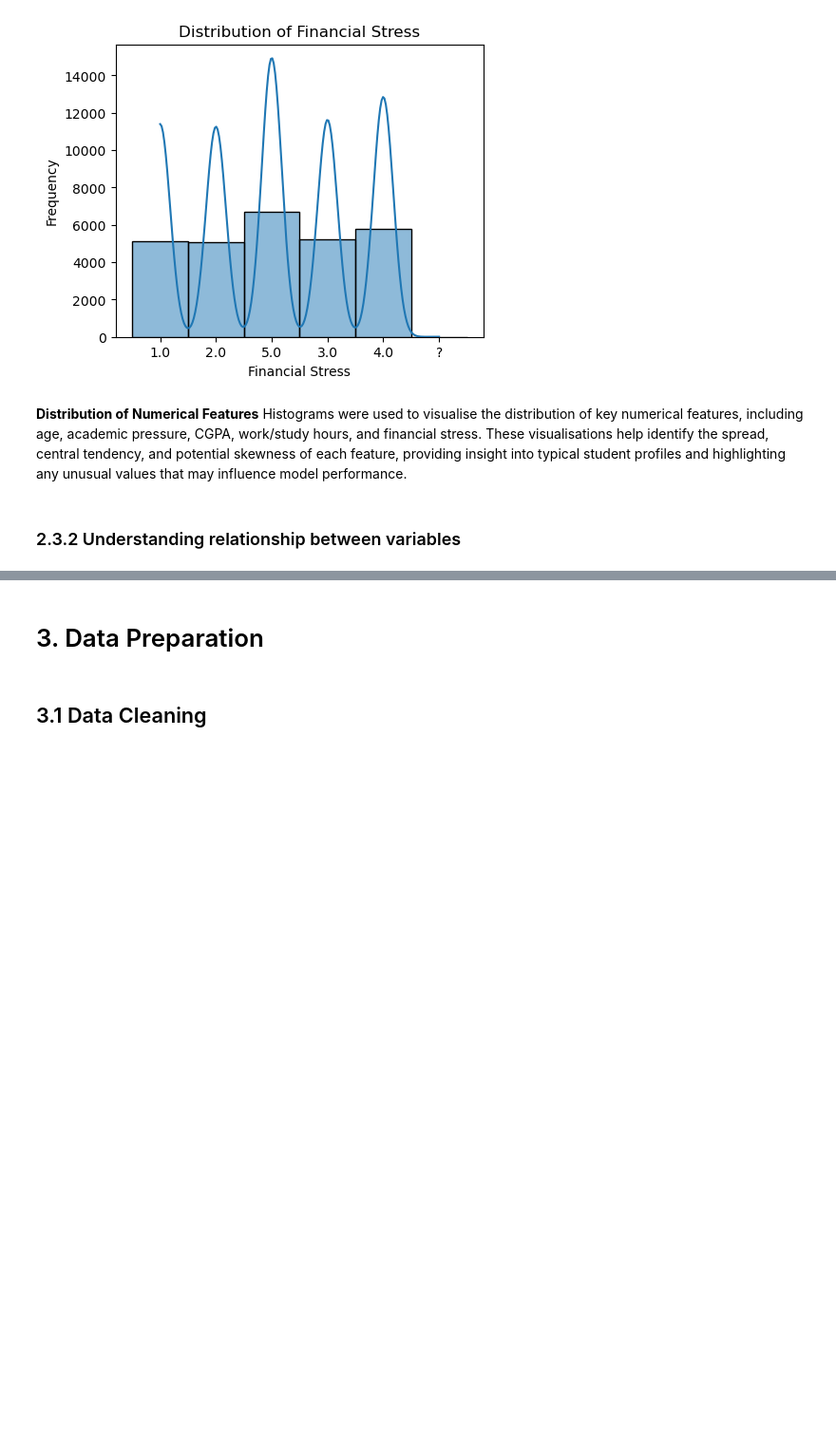
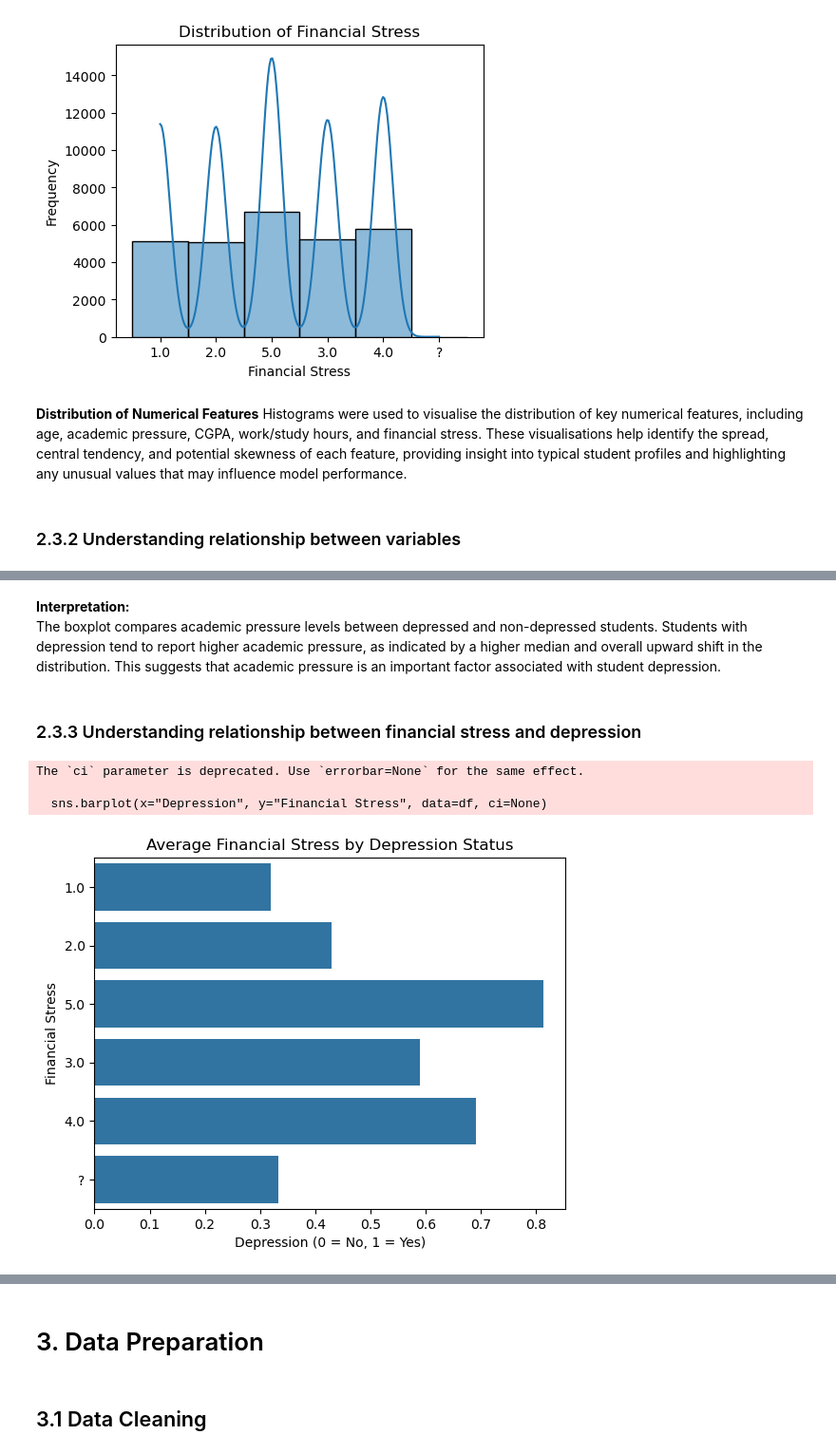
Before and after one commit to Reyes-Yeo/mldp-project-streamlit, a Jupyter notebook: Reyes Yeo Zhibin_2404424J_P01_MLDP Program Codes Submission.ipynb, the cells around one changed output, grey strips where cells are left out. Shown at 95% size. Drawn from its saved outputs; the diff is of its cells as text; code cells hidden in the pictures; blank space fills up the shorter version.

```diff
--- a/Reyes Yeo Zhibin_2404424J_P01_MLDP Program Codes Submission.ipynb
+++ b/Reyes Yeo Zhibin_2404424J_P01_MLDP Program Codes Submission.ipynb
@@ -174,0 +184,18 @@ Histograms were used to visualise the distribution of key numerical features, in
+# %% [markdown]
+**Interpretation:**
+The boxplot compares academic pressure levels between depressed and non-depressed students. Students with depression tend to report higher academic pressure, as indicated by a higher median and overall upward shift in the distribution. This suggests that academic pressure is an important factor associated with student depression.
+# %% [markdown]
+### 2.3.3 Understanding relationship between financial stress and depression
+# %%
+# Relationship between financial stress and depression
+
+sns.barplot(x="Depression", y="Financial Stress", data=df, ci=None)
+plt.title("Average Financial Stress by Depression Status")
+plt.xlabel("Depression (0 = No, 1 = Yes)")
+plt.ylabel("Financial Stress")
+plt.show()
+# %% [output]
+The `ci` parameter is deprecated. Use `errorbar=None` for the same effect.
+
+  sns.barplot(x="Depression", y="Financial Stress", data=df, ci=None)
+[figure, added]
```
Also changed, not shown: parts of 5 cells of this notebook.
